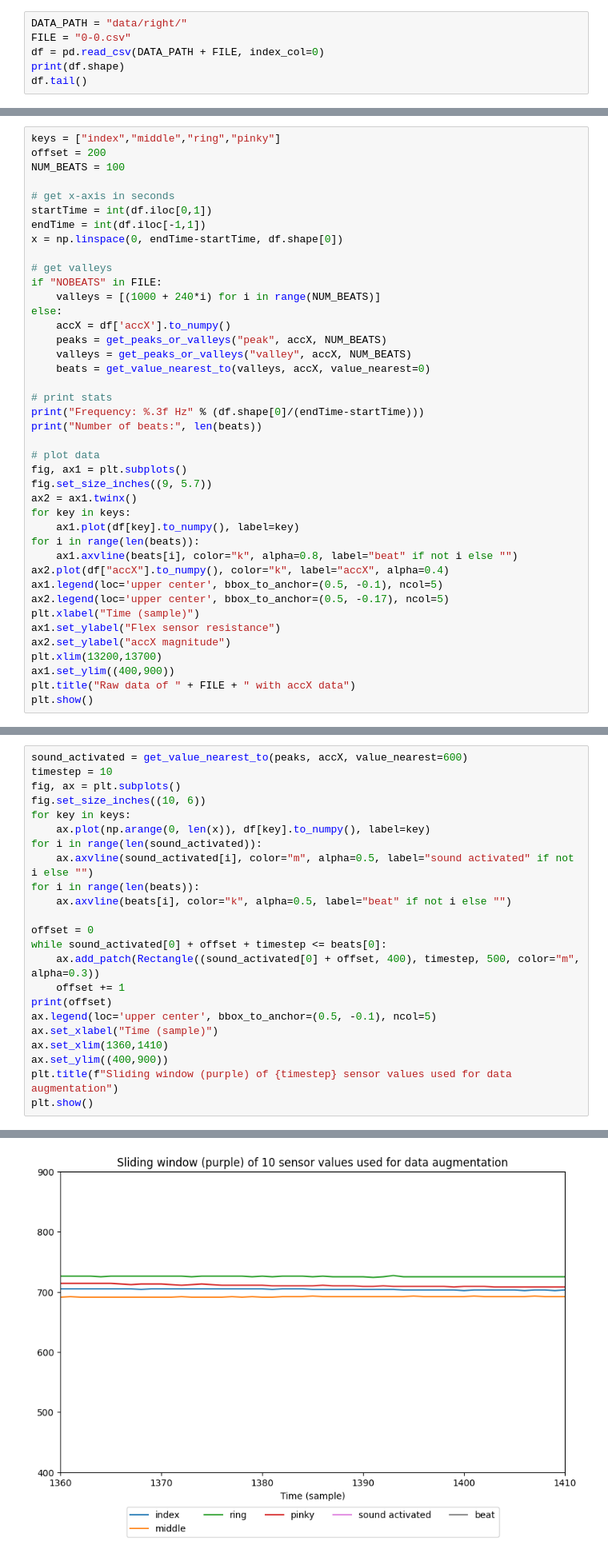
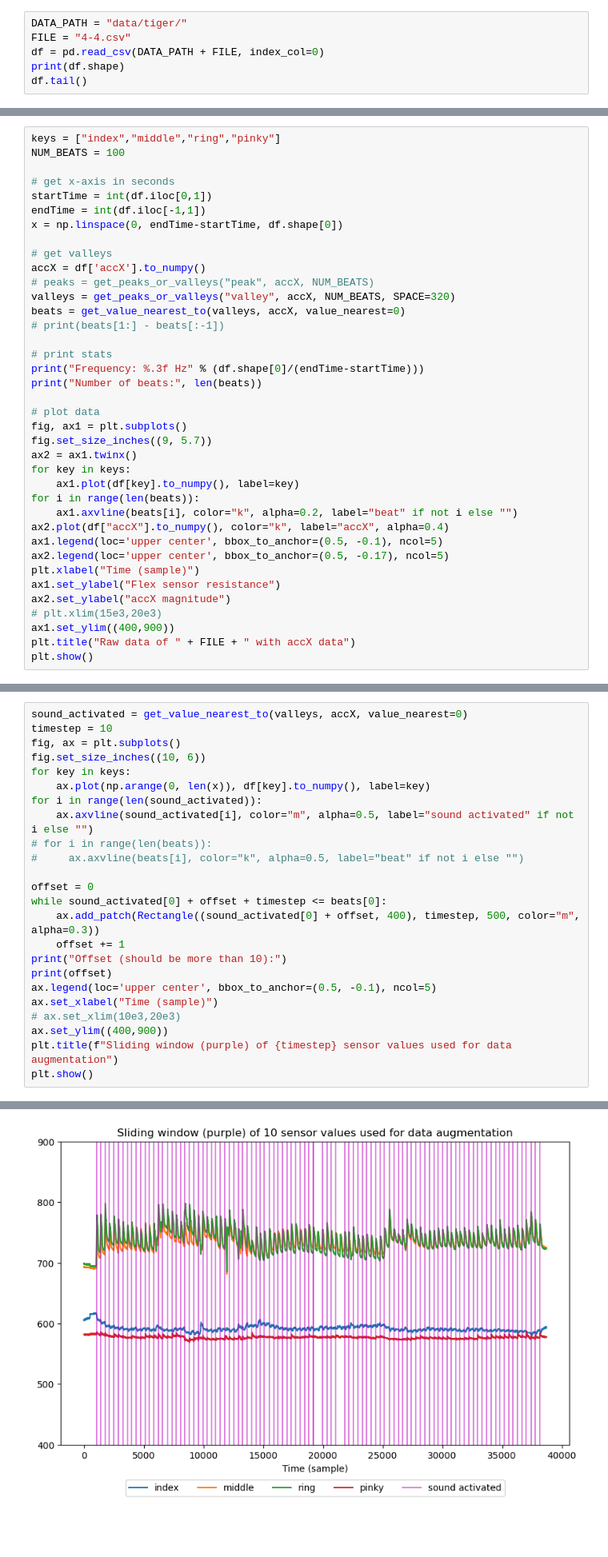
Before and after one commit to rachung2510/oppy, a Jupyter notebook: create_dataset.ipynb, the cells around one changed output, grey strips where cells are left out. Shown at 80% size. Drawn from its saved outputs; the diff is of its cells as text; blank space fills up the shorter version.

```diff
--- a/create_dataset.ipynb
+++ b/create_dataset.ipynb
@@ -158,8 +168,8 @@ def get_value_nearest_to(valleys, accX, value_nearest=0):
 # Visualize Individual Trial
 Code to visualize data of individual file. To actually create the combined dataset, go straight to section **Create Combined Dataset**.
 # %%
-DATA_PATH = "data/right/"
-FILE = "0-0.csv"
+DATA_PATH = "data/tiger/"
+FILE = "4-4.csv"
 df = pd.read_csv(DATA_PATH + FILE, index_col=0)
 print(df.shape)
 df.tail()
@@ -174,6 +184,5 @@ df.tail()
 # %%
 keys = ["index","middle","ring","pinky"]
-offset = 200
 NUM_BEATS = 100
 
 # get x-axis in seconds
@@ -182,13 +191,11 @@ endTime = int(df.iloc[-1,1])
 x = np.linspace(0, endTime-startTime, df.shape[0])
 
 # get valleys
-if "NOBEATS" in FILE:
-    valleys = [(1000 + 240*i) for i in range(NUM_BEATS)]
-else:
-    accX = df['accX'].to_numpy()
-    peaks = get_peaks_or_valleys("peak", accX, NUM_BEATS)
-    valleys = get_peaks_or_valleys("valley", accX, NUM_BEATS)
-    beats = get_value_nearest_to(valleys, accX, value_nearest=0)
+accX = df['accX'].to_numpy()
+# peaks = get_peaks_or_valleys("peak", accX, NUM_BEATS)
+valleys = get_peaks_or_valleys("valley", accX, NUM_BEATS, SPACE=320)
+beats = get_value_nearest_to(valleys, accX, value_nearest=0)
+# print(beats[1:] - beats[:-1])
 
 # print stats
 print("Frequency: %.3f Hz" % (df.shape[0]/(endTime-startTime)))
@@ -201,14 +208,14 @@ ax2 = ax1.twinx()
 for key in keys:
     ax1.plot(df[key].to_numpy(), label=key)
 for i in range(len(beats)):
-    ax1.axvline(beats[i], color="k", alpha=0.8, label="beat" if not i else "")
+    ax1.axvline(beats[i], color="k", alpha=0.2, label="beat" if not i else "")
 ax2.plot(df["accX"].to_numpy(), color="k", label="accX", alpha=0.4)
 ax1.legend(loc='upper center', bbox_to_anchor=(0.5, -0.1), ncol=5)
 ax2.legend(loc='upper center', bbox_to_anchor=(0.5, -0.17), ncol=5)
 plt.xlabel("Time (sample)")
 ax1.set_ylabel("Flex sensor resistance")
 ax2.set_ylabel("accX magnitude")
-plt.xlim(13200,13700)
+# plt.xlim(15e3,20e3)
 ax1.set_ylim((400,900))
 plt.title("Raw data of " + FILE + " with accX data")
 plt.show()
@@ -219,5 +226,5 @@ Number of beats: 100
 # %%
-sound_activated = get_value_nearest_to(peaks, accX, value_nearest=600)
+sound_activated = get_value_nearest_to(valleys, accX, value_nearest=0)
 timestep = 10
 fig, ax = plt.subplots()
 fig.set_size_inches((10, 6))
@@ -225,17 +232,18 @@ for key in keys:
     ax.plot(np.arange(0, len(x)), df[key].to_numpy(), label=key)
 for i in range(len(sound_activated)):
     ax.axvline(sound_activated[i], color="m", alpha=0.5, label="sound activated" if not i else "")
-for i in range(len(beats)):
-    ax.axvline(beats[i], color="k", alpha=0.5, label="beat" if not i else "")
+# for i in range(len(beats)):
+#     ax.axvline(beats[i], color="k", alpha=0.5, label="beat" if not i else "")
 
 offset = 0
 while sound_activated[0] + offset + timestep <= beats[0]:
     ax.add_patch(Rectangle((sound_activated[0] + offset, 400), timestep, 500, color="m", alpha=0.3))
     offset += 1
+print("Offset (should be more than 10):")
 print(offset)
 ax.legend(loc='upper center', bbox_to_anchor=(0.5, -0.1), ncol=5)
 ax.set_xlabel("Time (sample)")
-ax.set_xlim(1360,1410)
+# ax.set_xlim(10e3,20e3)
 ax.set_ylim((400,900))
 plt.title(f"Sliding window (purple) of {timestep} sensor values used for data augmentation")
 plt.show()
@@ -244,4 +253,4 @@ plt.show()
-[figure, old version]
+[figure, new version]
 # %%
 timestep = 10
 offset = 0
```
Also changed, not shown: parts of 7 cells of this notebook.
